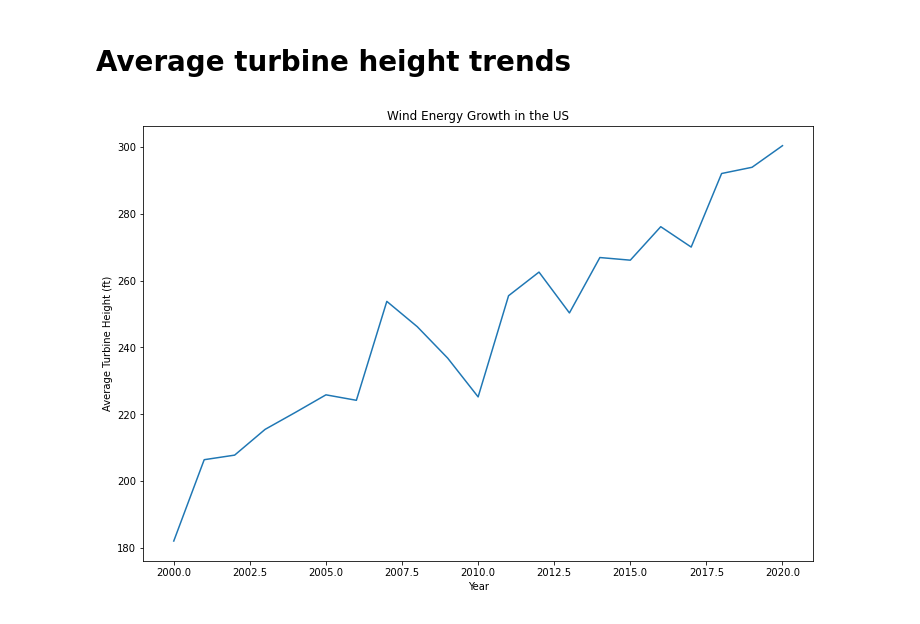
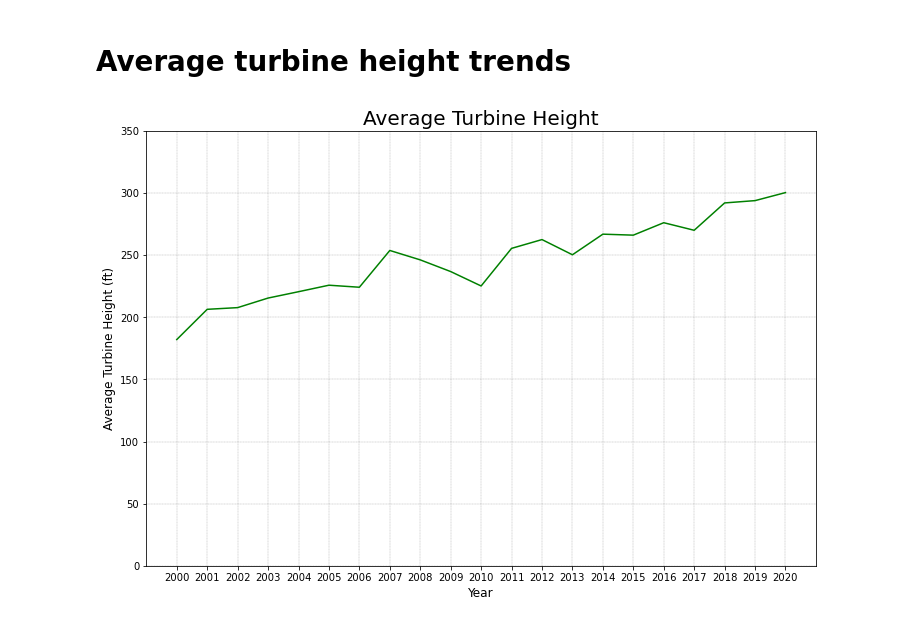
Before and after one commit to cjengleson/Project-1-Repo, a Jupyter notebook: WindFarms.ipynb, the cells around one changed output. Cells and saved outputs as stored; diff of their text form; code cells hidden in the pictures.

```diff
--- a/WindFarms.ipynb
+++ b/WindFarms.ipynb
@@ -191,13 +183,16 @@ modern_WF_MW
 # %%
 height_year = modern_WF_MW.groupby('Year')
 height_year = (height_year['Turbine Hub Height'].mean()) * 3.28084
 x = height_year.index
 y = height_year.values
 plt.subplots(figsize=(12, 8))
-plt.plot(x,y)
-plt.xlabel('Year')
-plt.ylabel('Average Turbine Height (ft)')
-plt.title('Wind Energy Growth in the US')
+plt.plot(x,y,color='g')
+plt.xlabel('Year',fontsize=12)
+plt.ylabel('Average Turbine Height (ft)',fontsize=12)
+plt.title('Average Turbine Height',fontsize=20)
+plt.ylim(0,350)
+plt.grid(color='grey', linestyle='--', linewidth=0.3)
+plt.xticks(range(2000,2021))
 plt.show()
 # %% [output]
-[figure, old version]
+[figure, new version]
```
Also changed, not shown: parts of 30 cells of this notebook, 3 other files.
